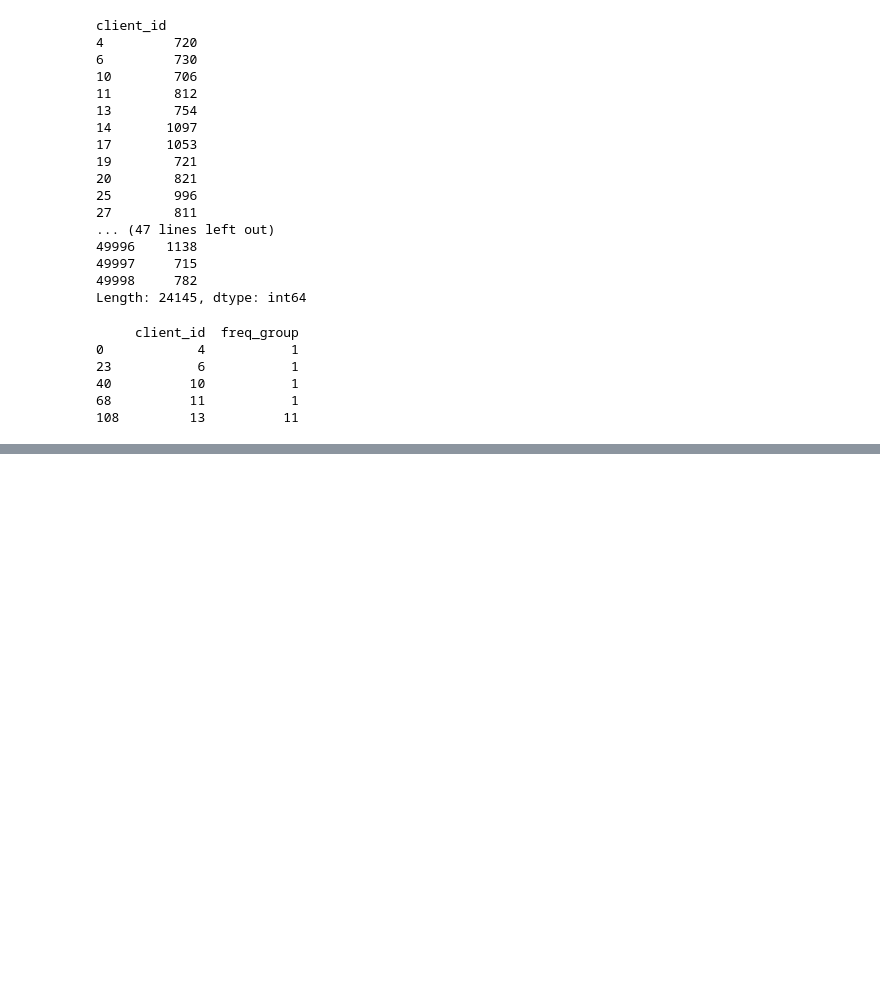
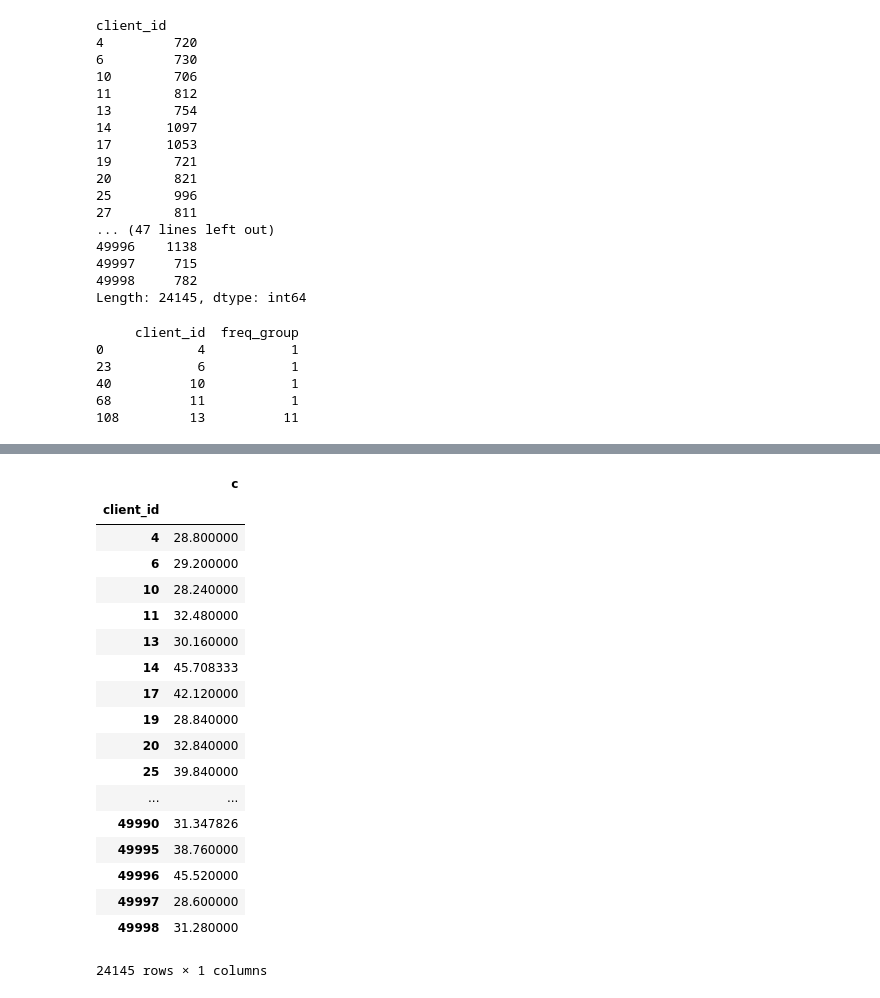
Before and after one commit to dzemidkada/onti-competition, a Jupyter notebook: src/notebooks/EDA_alexey.ipynb, the cells around one changed output, grey strips where cells are left out. Saved outputs shown, nothing was run; the diff lists cells and outputs as text; code cells hidden in the pictures; blank space fills up the shorter version.

```diff
--- a/src/notebooks/EDA_alexey.ipynb
+++ b/src/notebooks/EDA_alexey.ipynb
@@ -117,0 +158,23 @@ print(grouped.head())
+# %%
+
+train_x.groupby(['client_id', 'month_number'])['amount_rur'].agg({"c": "count"}).groupby('client_id').agg({'c':'mean'})
+# %% [output]
+|  | c |
+| client_id |  |
+| 4 | 28.800000 |
+| 6 | 29.200000 |
+| 10 | 28.240000 |
+| 11 | 32.480000 |
+| 13 | 30.160000 |
+| 14 | 45.708333 |
+| 17 | 42.120000 |
+| 19 | 28.840000 |
+| 20 | 32.840000 |
+| 25 | 39.840000 |
+| ... | ... |
+| 49990 | 31.347826 |
+| 49995 | 38.760000 |
+| 49996 | 45.520000 |
+| 49997 | 28.600000 |
+| 49998 | 31.280000 |
+24145 rows × 1 columns
```
Also changed, not shown: parts of 9 cells of this notebook, 1 other file.
